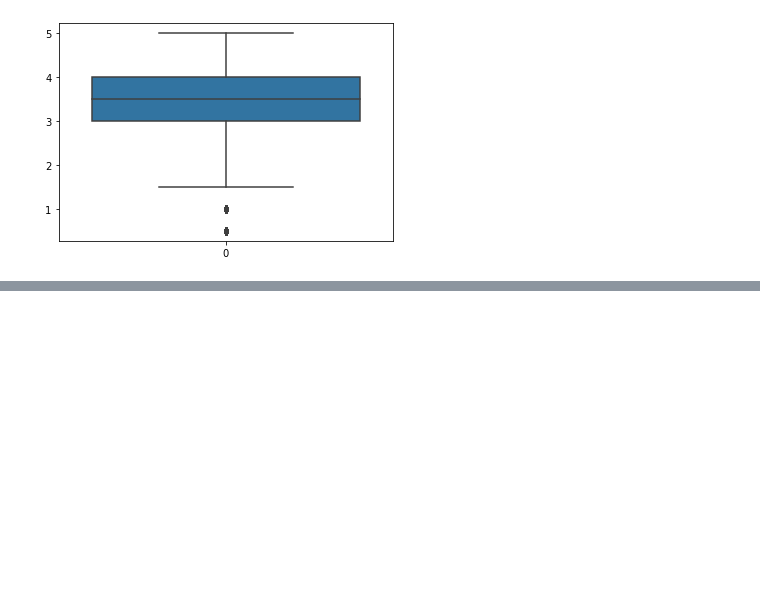
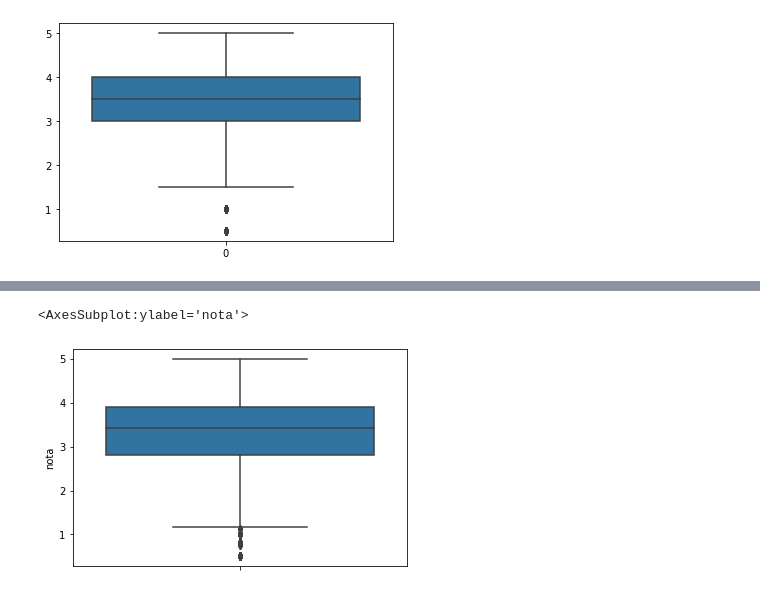
Before and after one commit to 1-aquila-1/data-science, a Jupyter notebook: 01-primeiros-passos/primeiros_passos.ipynb, the cells around one changed output, grey strips where cells are left out. Cells and saved outputs as stored; diff of their text form; code cells hidden in the pictures; blank space fills up the shorter version.

```diff
--- a/01-primeiros-passos/primeiros_passos.ipynb
+++ b/01-primeiros-passos/primeiros_passos.ipynb
@@ -98,0 +199,5 @@ boxplot = sns.boxplot(data=notas.nota)
+# %%
+sns.boxplot(y=medias_por_filme)
+# %% [output]
+<AxesSubplot:ylabel='nota'>
+[figure, added]
```
Also changed, not shown: parts of 22 cells of this notebook.
